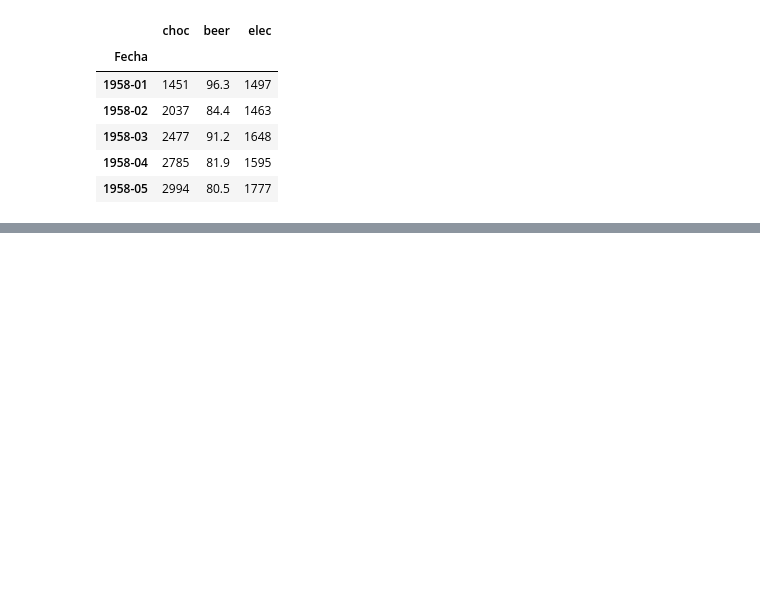
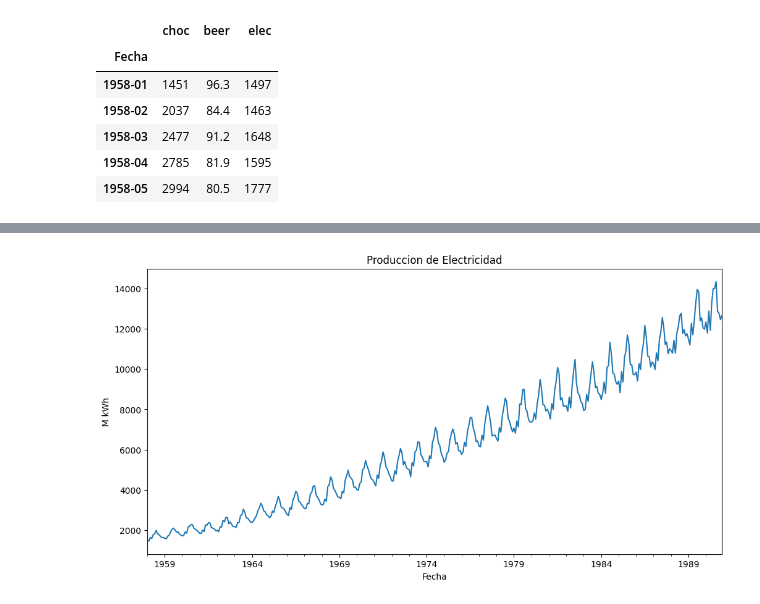
Before and after one commit to salpimentel/Time-Series, a Jupyter notebook: Copy_of_L01_Challenge.ipynb, the cells around one changed output, grey strips where cells are left out. Cells and saved outputs as stored; diff of their text form; code cells hidden in the pictures; blank space fills up the shorter version.

```diff
--- a/Copy_of_L01_Challenge.ipynb
+++ b/Copy_of_L01_Challenge.ipynb
@@ -69 +69,8 @@ df
 396 rows × 1 columns
+# %%
+df['promMovil'] = df['elec'].rolling(window=12).mean()
+
+# Extraer el mes del índice para el gráfico de cajas
+df['Mes'] = df.index.month
+
+df.tail()
@@ -69,0 +85,9 @@ df
+# %%
+plt.figure(figsize=(12, 6))
+df['elec'].plot()
+plt.title('Produccion de Electricidad')
+plt.xlabel('Fecha')
+plt.ylabel('M kWh')
+plt.show()
+# %% [output]
+[figure, added]
```
Also changed, not shown: parts of 5 cells of this notebook.
